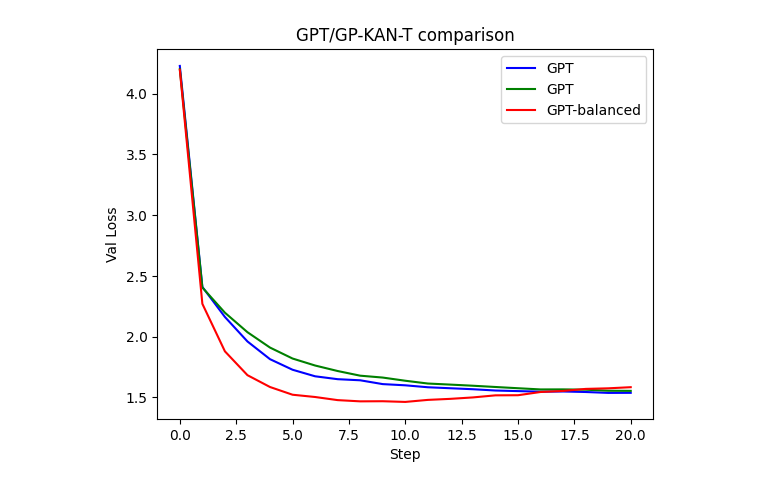
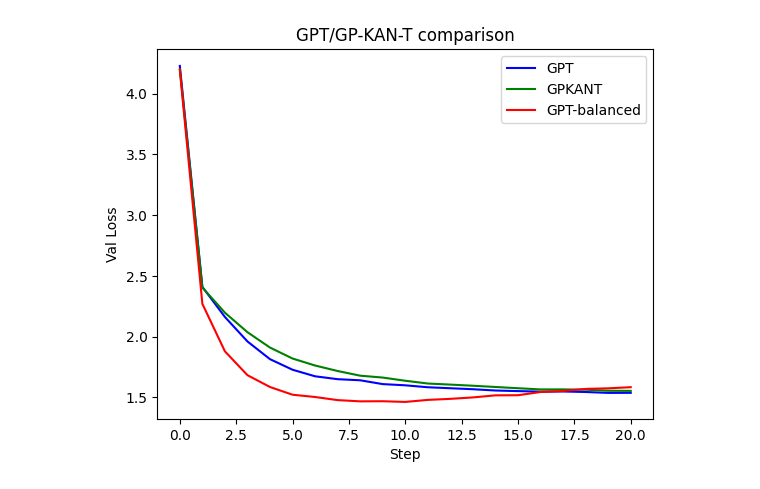
Before and after one commit to kabachuha/nanoGPKANT, a Jupyter notebook: wandb-visualization.ipynb, the cells around one changed output. Drawn from its saved outputs; the diff is of its cells as text; code cells hidden in the pictures.

Commit message:
redundant letter on plots

```diff
--- a/wandb-visualization.ipynb
+++ b/wandb-visualization.ipynb
@@ -27,32 +27,32 @@ with open(filename,'r') as csvfile:
 
     for row in plots:
         break
 
     for row in plots:
         x.append(float(row[0]))
         y.append(float(row[1]))
 
-plt.plot(x, y, color = 'g', label = "GPTKANT")
+plt.plot(x, y, color = 'g', label = "GPKANT")
 
 x = []
 y = []
 filename = 'wandbs/gptboosted-wandb_export_2024-05-06T22 00 10.556+03 00.csv'
 
 with open(filename,'r') as csvfile:
     plots = csv.reader(csvfile, delimiter = ',')
 
     for row in plots:
         break
 
     for row in plots:
         x.append(float(row[0]))
         y.append(float(row[1]))
 
 plt.plot(x, y, color = 'r', label = "GPT-balanced")
 plt.xlabel('Step')
 plt.ylabel('Val Loss')
 plt.title('GPT/GP-KAN-T comparison')
 plt.legend()
 plt.show()
 # %% [output]
-[figure, old version]
+[figure, new version]
```
Also changed, not shown: 1 other file.
